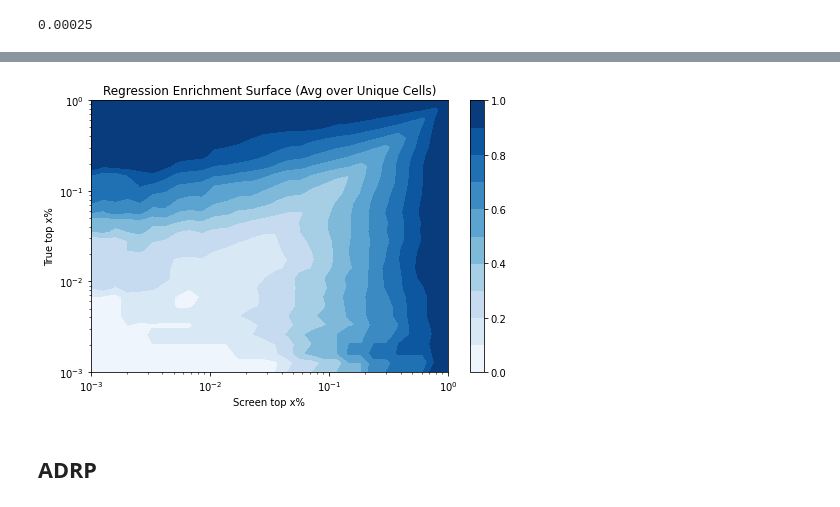
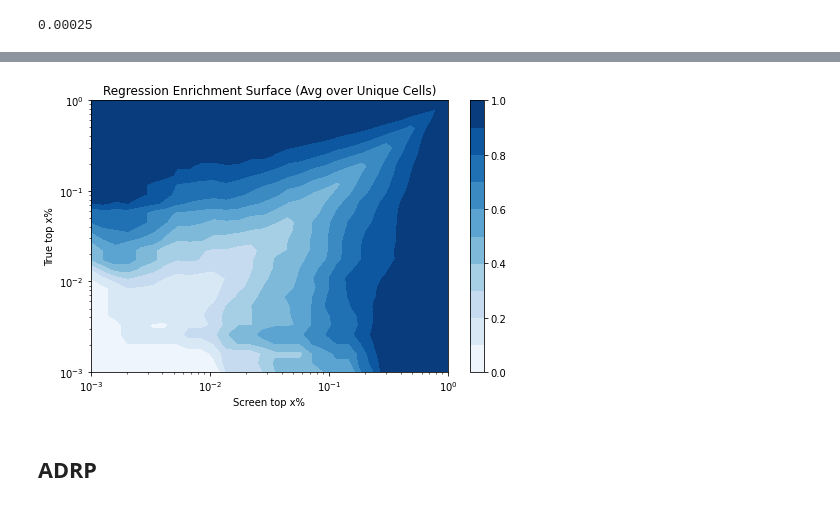
Before and after one commit to shahashka/ml-fragment, a Jupyter notebook: run_notebook.ipynb, the cells around one changed output, grey strips where cells are left out. Drawn from its saved outputs; the diff is of its cells as text; code cells hidden in the pictures.

Commit message:
initial commit for graph implementation

```diff
--- a/run_notebook.ipynb
+++ b/run_notebook.ipynb
@@ -605,10 +595,10 @@ None
 # %%
 rds_model = rds.RegressionEnrichmentSurface(percent_min=-3)
-rds_model.compute(y_test_inv.flatten(), y_pred_inv.flatten(), samples=30)
+rds_model.compute(y_test.flatten(), y_pred.flatten(), samples=30)
 rds_model.plot(save_file="rds_on_cell.png",
                    title='Regression Enrichment Surface (Avg over Unique Cells)')
 # %% [output]
-[figure, old version]
+[figure, new version]
 # %% [markdown]
 ## ADRP
 # %%
```
Also changed, not shown: parts of 4 cells of this notebook, 2 other files.
